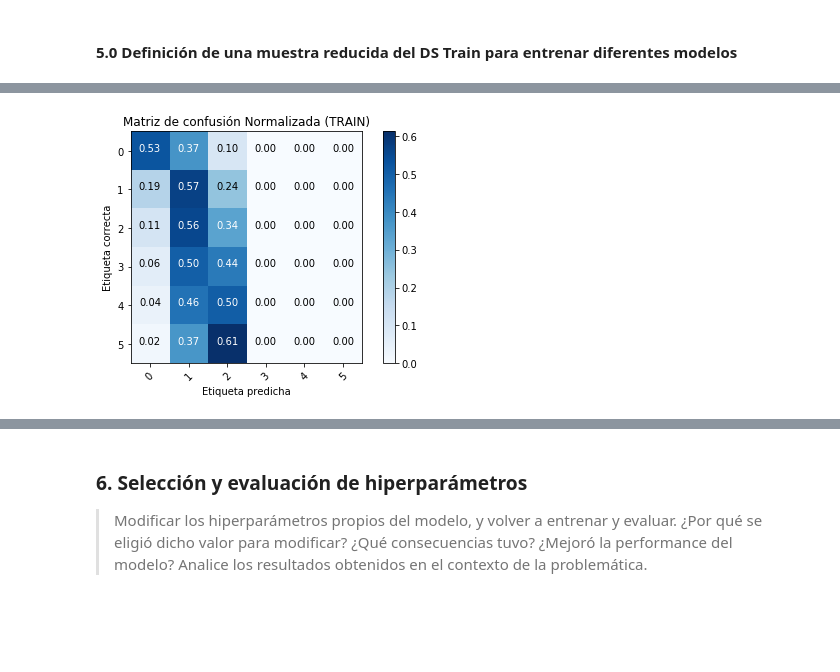
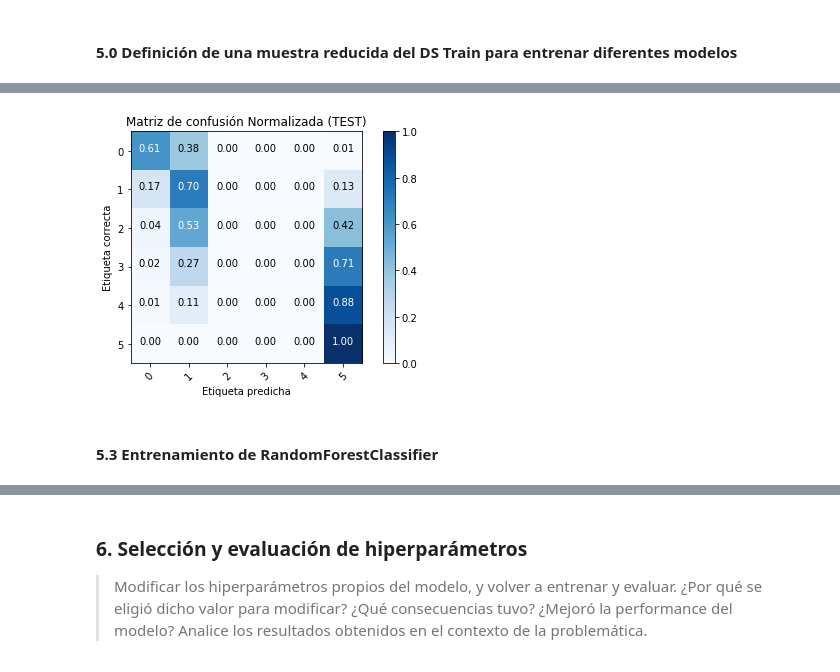
Before and after one commit to NSalina/diplodatos_2019, a Jupyter notebook: mentoria_envios/Practico3_IAA_Mentoria_cuando_llega.ipynb, the cells around one changed output, grey strips where cells are left out. Cells and saved outputs as stored; diff of their text form; code cells hidden in the pictures; blank space fills up the shorter version.

```diff
--- a/mentoria_envios/Practico3_IAA_Mentoria_cuando_llega.ipynb
+++ b/mentoria_envios/Practico3_IAA_Mentoria_cuando_llega.ipynb
@@ -373,0 +358,9 @@ plot_confusion_matrix(confusion_matrix(labels, y_pred),
+# %%
+start_time = time.time()
+clf_tree = tree.DecisionTreeClassifier(random_state=0,max_depth=3)
+clf_tree = clf_tree.fit(features, labels)
+y_pred_train = clf_tree.predict(features)
+print("Time: %s seconds " % (time.time() - start_time))
+print(classification_report(labels, y_pred_train,labels=TARGET_CLASES))
+plot_confusion_matrix(confusion_matrix(labels, y_pred_train),normalize=True,
+                          classes=TARGET_CLASES, title="Matriz de confusión Normalizada (TRAIN)")
@@ -374,5 +382,8 @@ plot_confusion_matrix(confusion_matrix(labels, y_pred),
 # %%
-plot_confusion_matrix(confusion_matrix(labels, y_pred),normalize=True,
-                          classes=TARGET_CLASES, title="Matriz de confusión Normalizada (TRAIN)")
+y_pred_test = clf_tree.predict(features_test)
+plot_confusion_matrix(confusion_matrix(labels_test, y_pred_test),normalize=True,
+                          classes=TARGET_CLASES, title="Matriz de confusión Normalizada (TEST)")
 # %% [output]
-[figure, old version]
+[figure, new version]
+# %% [markdown]
+#### 5.3 Entrenamiento de RandomForestClassifier
```
Also changed, not shown: parts of 42 cells of this notebook.
